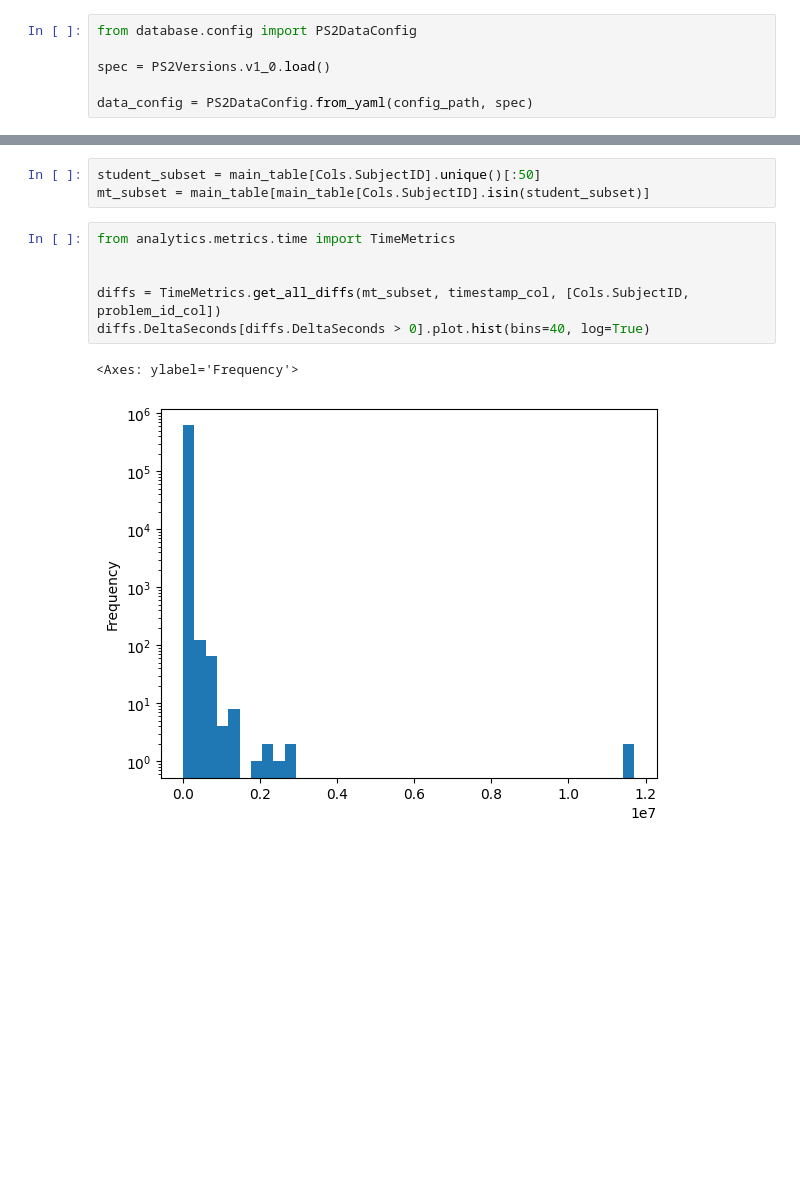
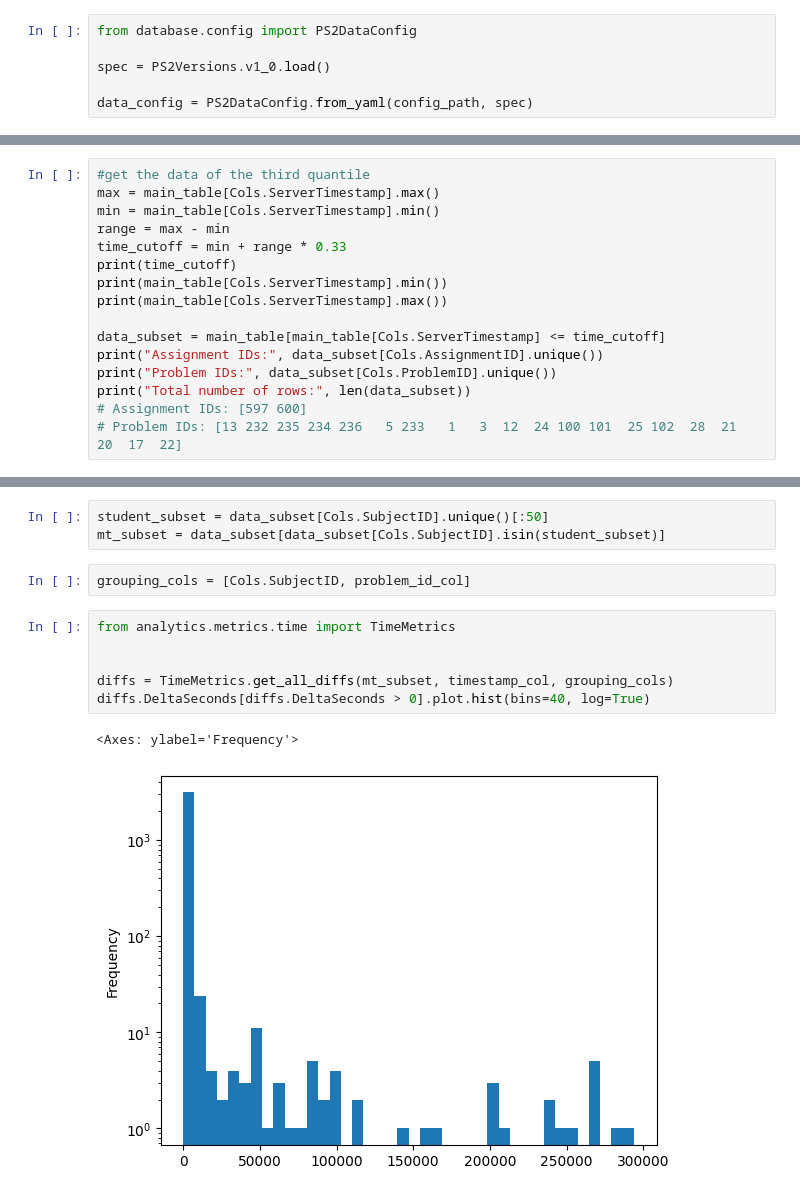
Before and after one commit to CSSPLICE/ProgSnapToolkit, a Jupyter notebook: test_anaytics.ipynb, the cells around one changed output, grey strips where cells are left out. Drawn from its saved outputs; the diff is of its cells as text; blank space fills up the shorter version.

```diff
--- a/test_anaytics.ipynb
+++ b/test_anaytics.ipynb
@@ -93,0 +123,16 @@ Timestamp('2024-05-12 15:57:04.334000')
+# %%
+#get the data of the third quantile
+max = main_table[Cols.ServerTimestamp].max()
+min = main_table[Cols.ServerTimestamp].min()
+range = max - min
+time_cutoff = min + range * 0.33
+print(time_cutoff)
+print(main_table[Cols.ServerTimestamp].min())
+print(main_table[Cols.ServerTimestamp].max())
+
+data_subset = main_table[main_table[Cols.ServerTimestamp] <= time_cutoff]
+print("Assignment IDs:", data_subset[Cols.AssignmentID].unique())
+print("Problem IDs:", data_subset[Cols.ProblemID].unique())
+print("Total number of rows:", len(data_subset))
+# Assignment IDs: [597 600]
+# Problem IDs: [13 232 235 234 236   5 233   1   3  12  24 100 101  25 102  28  21  20  17  22]
@@ -94,13 +147,15 @@ Timestamp('2024-05-12 15:57:04.334000')
 # %%
-student_subset = main_table[Cols.SubjectID].unique()[:50]
-mt_subset = main_table[main_table[Cols.SubjectID].isin(student_subset)]
+student_subset = data_subset[Cols.SubjectID].unique()[:50]
+mt_subset = data_subset[data_subset[Cols.SubjectID].isin(student_subset)]
+# %%
+grouping_cols = [Cols.SubjectID, problem_id_col]
 # %%
 from analytics.metrics.time import TimeMetrics
 
 
-diffs = TimeMetrics.get_all_diffs(mt_subset, timestamp_col, [Cols.SubjectID, problem_id_col])
+diffs = TimeMetrics.get_all_diffs(mt_subset, timestamp_col, grouping_cols)
 diffs.DeltaSeconds[diffs.DeltaSeconds > 0].plot.hist(bins=40, log=True)
 # %% [output]
 <Axes: ylabel='Frequency'>
-[figure, old version]
+[figure, new version]
 # %%
```
Also changed, not shown: parts of 26 cells of this notebook, 2 other files.
